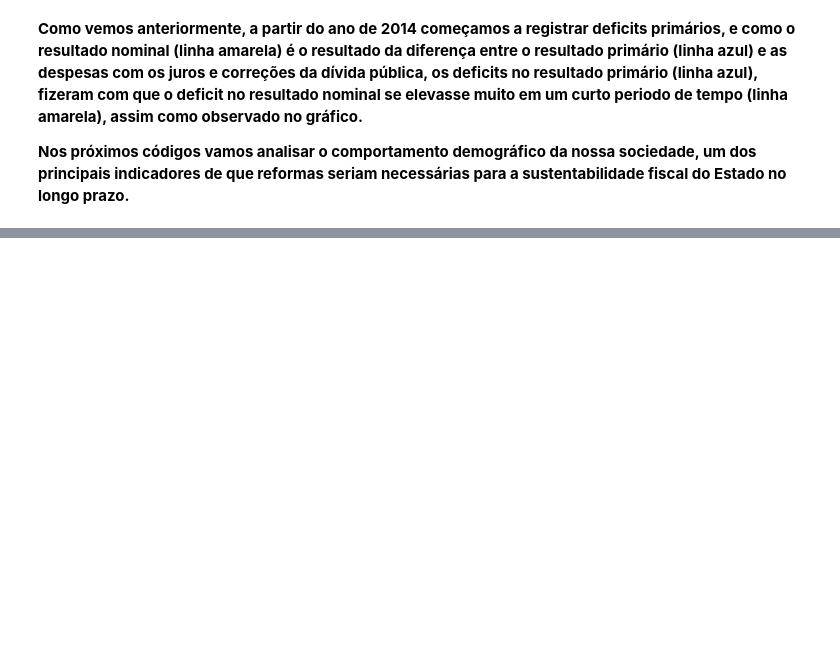
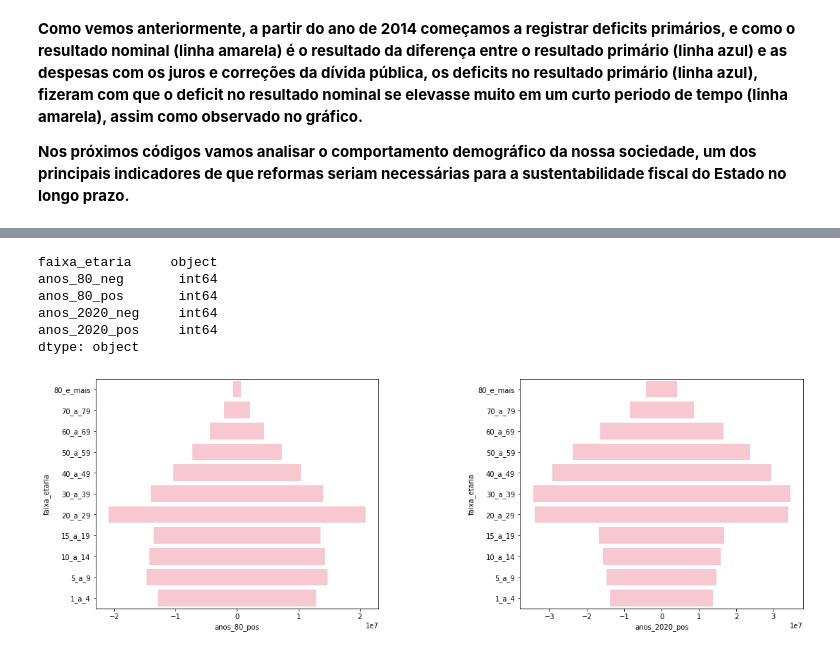
Before and after one commit to jp-data/breves-analises, a Jupyter notebook: Previdência_social_brasileira.ipynb, the cells around one changed output, grey strips where cells are left out. Drawn from its saved outputs; the diff is of its cells as text; code cells hidden in the pictures; blank space fills up the shorter version.

```diff
--- a/Previdência_social_brasileira.ipynb
+++ b/Previdência_social_brasileira.ipynb
@@ -650,0 +739,4 @@ plt.show()
+# %%
+#substituindo os espaços entre as strings na coluna que traz as faixas etarias
+df.faixa_etaria= df.faixa_etaria.str.replace(' ', '_')
+df.dtypes
@@ -650,0 +751,10 @@ plt.show()
+# %%
+#transformando os dados em series de inteiros
+df.anos_80= df.anos_80.astype(int)
+#na coluna com os dados dos anos 90 há um campo vazio, o que impede a interação
+df.anos_90= df.anos_90.str.replace('-','0') #então substituo esse campo vazio por 0, para depois transformar toda a coluna.
+df.anos_90= df.anos_90.astype(int)
+#df['anos_90']= df['anos_90'].apply(int)
+df.anos_2000= df.anos_2000.astype(int)
+df.anos_2010= df.anos_2010.astype(int)
+df.anos_2020= df.anos_2020.astype(int)
@@ -650,0 +812,9 @@ plt.show()
+# %%
+df_piramide.dtypes
+# %% [output]
+faixa_etaria     object
+anos_80_neg       int64
+anos_80_pos       int64
+anos_2020_neg     int64
+anos_2020_pos     int64
+dtype: object
@@ -650,0 +824,25 @@ plt.show()
+# %%
+fig = plt.figure(figsize= (18, 6))
+fig.subplots_adjust(wspace = 0.5)
+plt.title= ('piramide populacional')
+
+ax1 = fig.add_subplot(1,2,1)
+ax2 = fig.add_subplot(1,2,2)
+
+bar_plot = sb.barplot(x="anos_80_neg", y="faixa_etaria", color="pink",
+                      data = df_piramide, order =['80_e_mais','70_a_79','60_a_69','50_a_59',
+                                                  '40_a_49','30_a_39','20_a_29','15_a_19','10_a_14','5_a_9','1_a_4'], ax= ax1 )
+
+bar_plot = sb.barplot(x="anos_80_pos",y="faixa_etaria", color="pink",
+                       data = df_piramide, order = ['80_e_mais','70_a_79','60_a_69','50_a_59',
+                                                  '40_a_49','30_a_39','20_a_29','15_a_19','10_a_14','5_a_9','1_a_4'], ax= ax1)
+
+bar_plot= sb.barplot(x="anos_2020_neg", y= 'faixa_etaria', color="pink",
+                       data = df_piramide, order =['80_e_mais','70_a_79','60_a_69','50_a_59',
+                                                  '40_a_49','30_a_39','20_a_29','15_a_19','10_a_14','5_a_9','1_a_4'], ax= ax2)
+
+bar_plot= sb.barplot(x= "anos_2020_pos", y= "faixa_etaria", color="pink",
+                       data = df_piramide, order = ['80_e_mais','70_a_79','60_a_69','50_a_59',
+                                                  '40_a_49','30_a_39','20_a_29','15_a_19','10_a_14','5_a_9','1_a_4'], ax= ax2)
+# %% [output]
+[figure, added]
```
Also changed, not shown: parts of 30 cells of this notebook.
